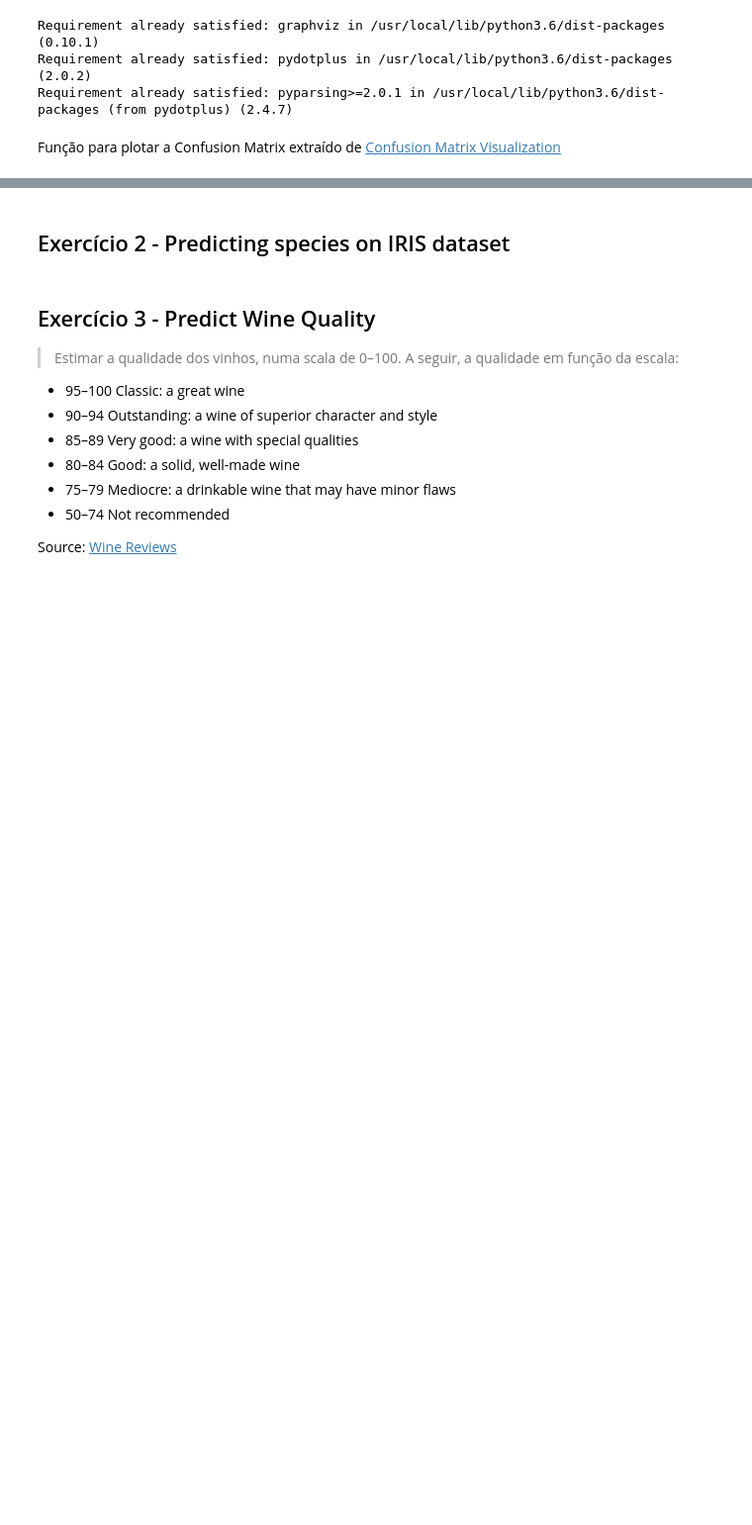
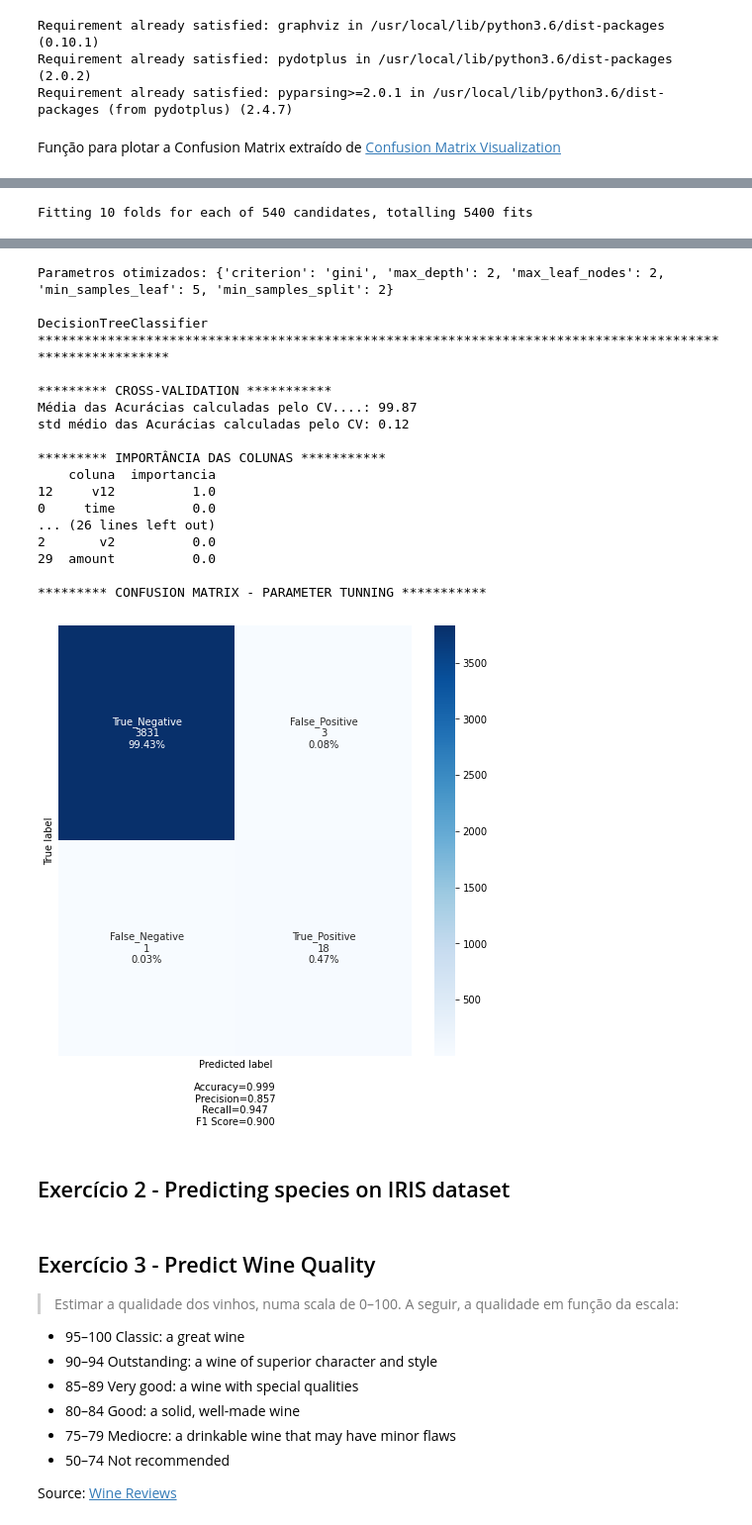
Before and after one commit to sfinotti/DSWP, a Jupyter notebook: Notebooks/NB15_00__Machine_Learning___DSWP_my.ipynb, the cells around one changed output, grey strips where cells are left out. Shown at 99% size. Drawn from its saved outputs; the diff is of its cells as text; code cells hidden in the pictures; blank space fills up the shorter version.

```diff
--- a/Notebooks/NB15_00__Machine_Learning___DSWP_my.ipynb
+++ b/Notebooks/NB15_00__Machine_Learning___DSWP_my.ipynb
@@ -2108,0 +2154,7 @@ def mostra_confusion_matrix(cf,
+# %%
+# Dicionário de parâmetros para o parameter tunning. Ao todo serão ajustados 2X13X5X5X7= 4.550 modelos. Contando com 10 folds no Cross-Validation, então são 45.500 modelos.
+d_parametros_DT = {"criterion": ["gini", "entropy"],
+                   "min_samples_split": [2, 5, 7, 9, 11, 50],
+                   "max_depth": [2, 5, 9],
+                   "min_samples_leaf": [5, 10, 15, 50, 100],
+                   "max_leaf_nodes": [2, 7, 11]}
@@ -2108,0 +2249,5 @@ def mostra_confusion_matrix(cf,
+# %%
+# Invoca a função com o modelo baseline
+ml_DT2, best_params = GridSearchOptimizer(ml_DT, 'ml_DT2', d_parametros_DT, X_treinamento, y_treinamento, X_teste, y_teste, cv = i_CV)
+# %% [output]
+Fitting 10 folds for each of 540 candidates, totalling 5400 fits
@@ -2109,3 +2271,21 @@ def mostra_confusion_matrix(cf,
+Parametros otimizados: {'criterion': 'gini', 'max_depth': 2, 'max_leaf_nodes': 2, 'min_samples_leaf': 5, 'min_samples_split': 2}
+
+DecisionTreeClassifier *********************************************************************************************************
+
+********* CROSS-VALIDATION ***********
+Média das Acurácias calculadas pelo CV....: 99.87
+std médio das Acurácias calculadas pelo CV: 0.12
+
+********* IMPORTÂNCIA DAS COLUNAS ***********
+    coluna  importancia
+12     v12          1.0
+0     time          0.0
+... (26 lines left out)
+2       v2          0.0
+29  amount          0.0
+
+********* CONFUSION MATRIX - PARAMETER TUNNING ***********
+[figure, added]
 # %% [markdown]
 ## Exercício 2 - Predicting species on IRIS dataset
 # %%
```
Also changed, not shown: parts of 12 cells of this notebook.
